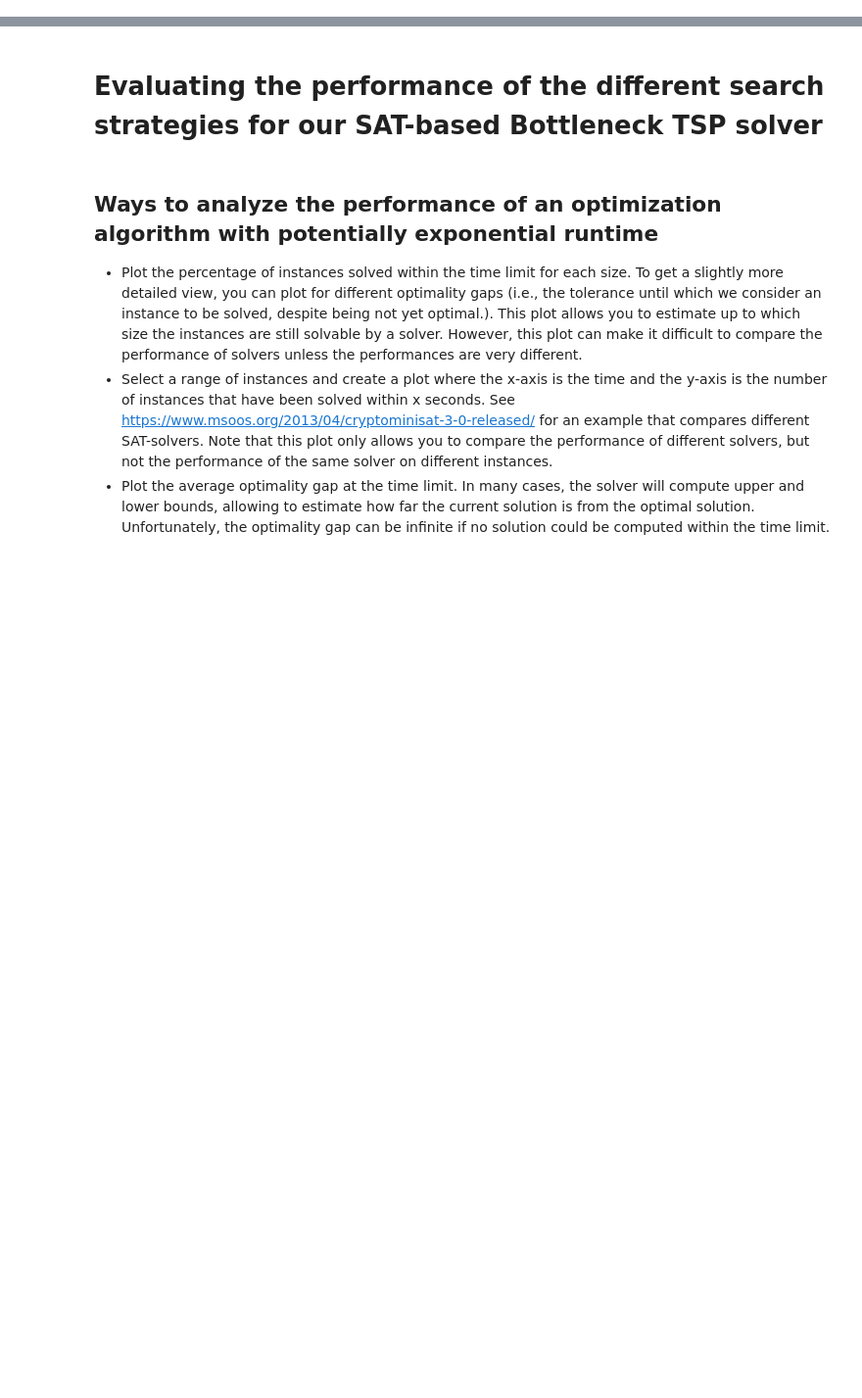
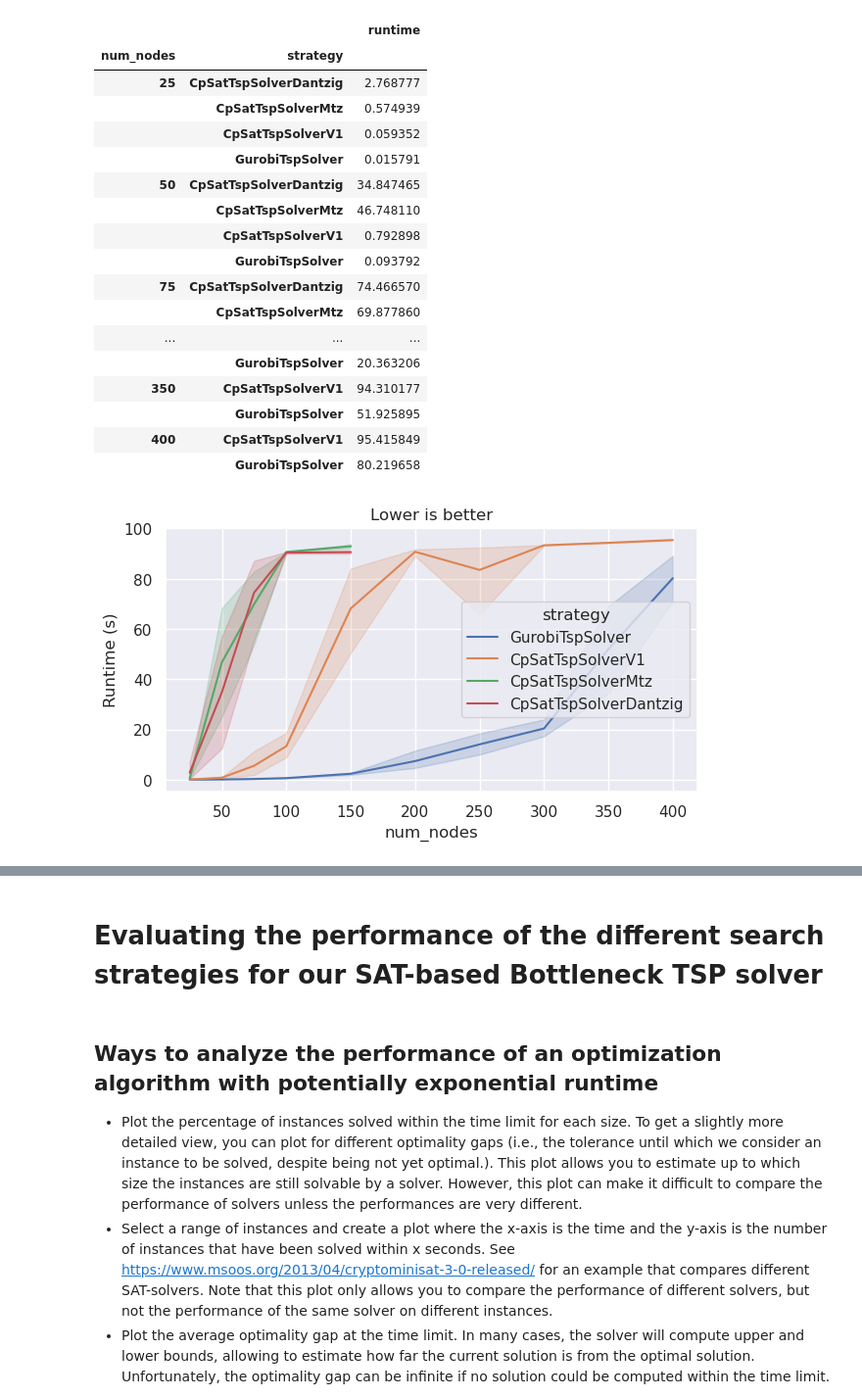
Before and after one commit to d-krupke/cpsat-primer, a Jupyter notebook: examples/tsp_evaluation/04_analyze.ipynb, the cells around one changed output, grey strips where cells are left out. Shown at 98% size. Saved outputs shown, nothing was run; the diff lists cells and outputs as text; code cells hidden in the pictures; blank space fills up the shorter version.

```diff
--- a/examples/tsp_evaluation/04_analyze.ipynb
+++ b/examples/tsp_evaluation/04_analyze.ipynb
@@ -2,0 +8,8 @@
+# %%
+import pandas as pd
+from _conf import SIMPLIFIED_RESULTS
+
+results = pd.read_json(SIMPLIFIED_RESULTS)
+results["opt_gap"] = (results["objective"] - results["lower_bound"]) / results["lower_bound"]
+results["opt"] = results["opt_gap"] < 0.001
+results
@@ -2,0 +30,5 @@
+# %%
+import seaborn as sns
+import matplotlib.pyplot as plt
+
+sns.set_theme()
@@ -2,0 +44,28 @@
+# %%
+from IPython.display import display
+display(results.groupby(["num_nodes", "strategy"])[["runtime"]].mean())
+plt.figure(figsize=(7, 3.5))
+sns.lineplot(data=results, x="num_nodes", y="runtime", hue="strategy")
+plt.ylabel("Runtime (s)")
+plt.title("Lower is better")
+plt.show()
+# %% [output]
+|  |  | runtime |
+| num_nodes | strategy |  |
+| 25 | CpSatTspSolverDantzig | 2.768777 |
+|  | CpSatTspSolverMtz | 0.574939 |
+|  | CpSatTspSolverV1 | 0.059352 |
+|  | GurobiTspSolver | 0.015791 |
+| 50 | CpSatTspSolverDantzig | 34.847465 |
+|  | CpSatTspSolverMtz | 46.748110 |
+|  | CpSatTspSolverV1 | 0.792898 |
+|  | GurobiTspSolver | 0.093792 |
+| 75 | CpSatTspSolverDantzig | 74.466570 |
+|  | CpSatTspSolverMtz | 69.877860 |
+| ... | ... | ... |
+|  | GurobiTspSolver | 20.363206 |
+| 350 | CpSatTspSolverV1 | 94.310177 |
+|  | GurobiTspSolver | 51.925895 |
+| 400 | CpSatTspSolverV1 | 95.415849 |
+|  | GurobiTspSolver | 80.219658 |
+[figure, added]
```
Also changed, not shown: parts of 13 cells of this notebook, 13 other files.
